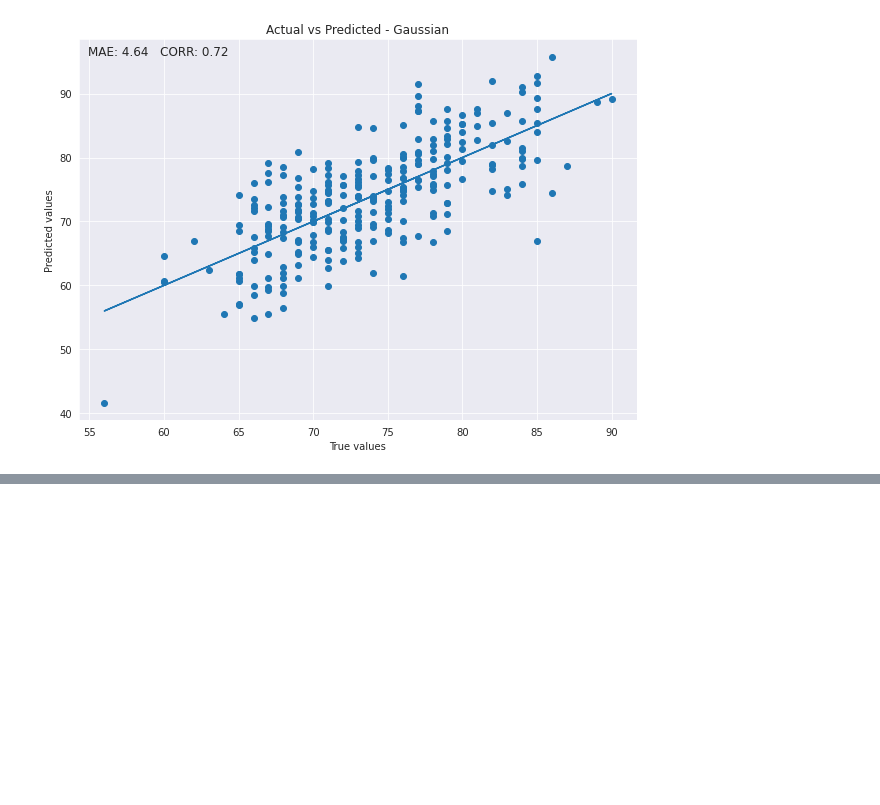
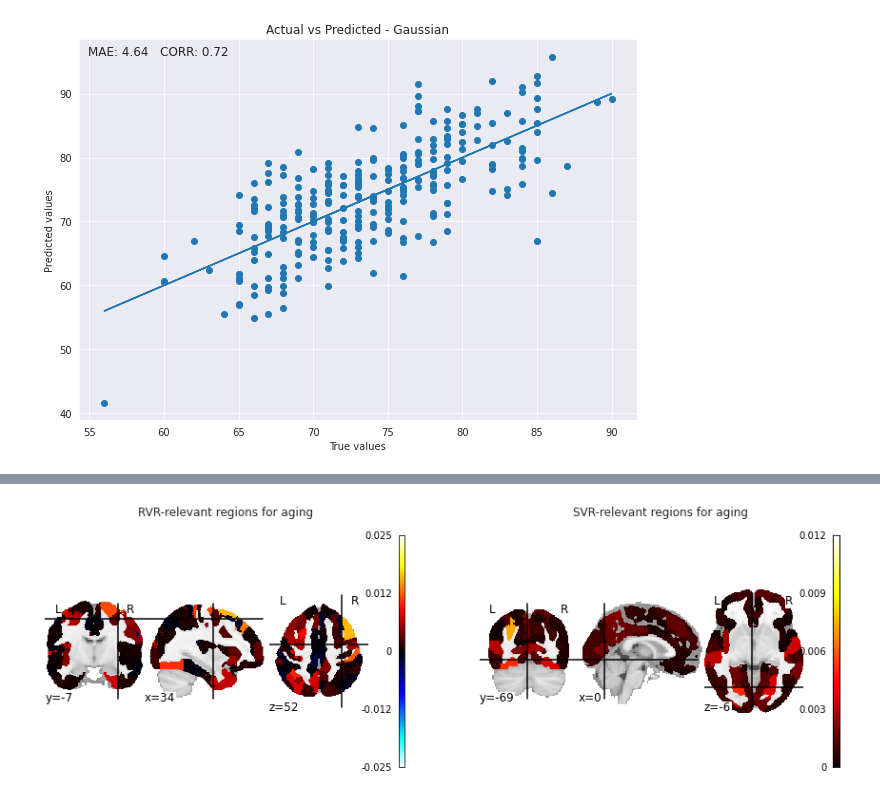
Before and after one commit to elenadoe/Brain_Age_PET_MRI, a Jupyter notebook: src/Elena_Notebook.ipynb, the cells around one changed output, grey strips where cells are left out. Saved outputs shown, nothing was run; the diff lists cells and outputs as text; code cells hidden in the pictures; blank space fills up the shorter version.

Commit message:
added results

```diff
--- a/src/Elena_Notebook.ipynb
+++ b/src/Elena_Notebook.ipynb
@@ -316,13 +330,15 @@ atlas_svr = image.new_img_like(atlas, atlas_matrix_stat_svr)
 # %%
 fig, ax = plt.subplots(1, 2, figsize=(15, 5))
 plotting.plot_stat_map(atlas_rvr, axes=ax[0])
 ax[0].set_title("RVR-relevant regions for aging")
 plotting.plot_stat_map(atlas_svr, axes=ax[1])
 ax[1].set_title("SVR-relevant regions for aging")
 plt.savefig("../results/Permutation_importance_FDG.jpg")
-nib.save(atlas_rvr,"../results/permutation_importance_RVR_FDG.nii")
-nib.save(atlas_svr,"../results/permutation_importance_SVR_FDG.nii")
+#nib.save(atlas_rvr,"../results/permutation_importance_RVR_FDG.nii")
+#nib.save(atlas_svr,"../results/permutation_importance_SVR_FDG.nii")
 plt.show()
+# %% [output]
+[figure, added]
 # %%
 print(np.percentile(np.unique(atlas_matrix_stat_svr),95))
 # %%
```
Also changed, not shown: parts of 5 cells of this notebook, 33 other files.
